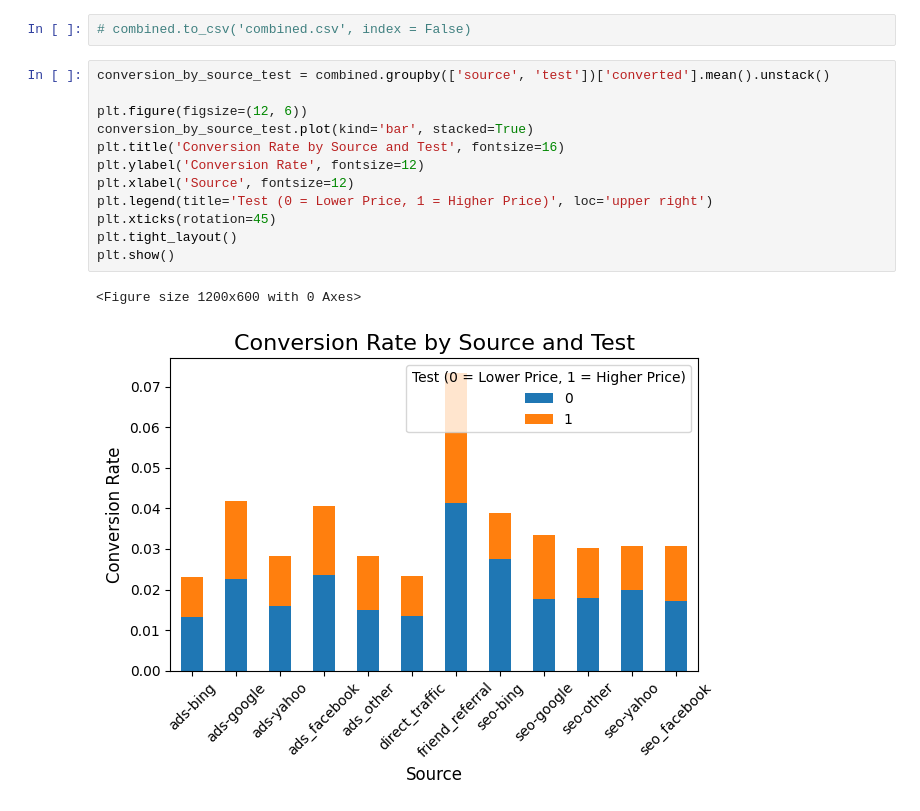
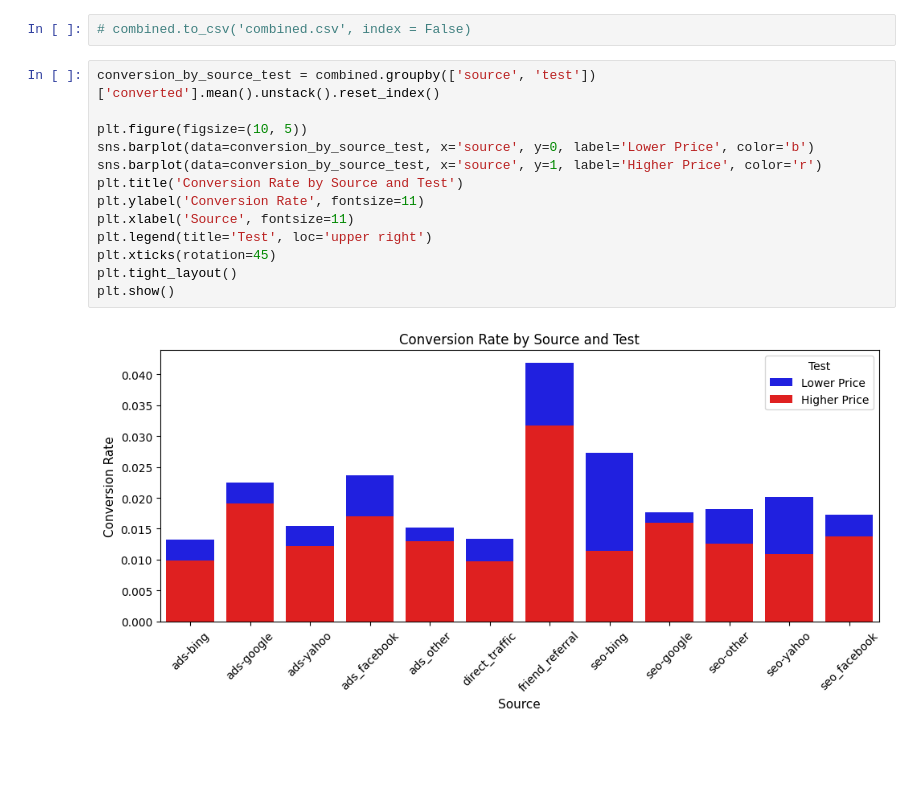
Before and after one commit to D123aniel/DATA110, a Jupyter notebook: project.ipynb, the cells around one changed output. Saved outputs shown, nothing was run; the diff lists cells and outputs as text; blank space fills up the shorter version.

Commit message:
added graphs

```diff
--- a/project.ipynb
+++ b/project.ipynb
@@ -46,20 +41,20 @@ plt.show()
 # %%
 # combined.to_csv('combined.csv', index = False)
 # %%
-conversion_by_source_test = combined.groupby(['source', 'test'])['converted'].mean().unstack()
+conversion_by_source_test = combined.groupby(['source', 'test'])['converted'].mean().unstack().reset_index()
 
-plt.figure(figsize=(12, 6))
-conversion_by_source_test.plot(kind='bar', stacked=True)
-plt.title('Conversion Rate by Source and Test', fontsize=16)
-plt.ylabel('Conversion Rate', fontsize=12)
-plt.xlabel('Source', fontsize=12)
-plt.legend(title='Test (0 = Lower Price, 1 = Higher Price)', loc='upper right')
+plt.figure(figsize=(10, 5))
+sns.barplot(data=conversion_by_source_test, x='source', y=0, label='Lower Price', color='b')
+sns.barplot(data=conversion_by_source_test, x='source', y=1, label='Higher Price', color='r')
+plt.title('Conversion Rate by Source and Test')
+plt.ylabel('Conversion Rate', fontsize=11)
+plt.xlabel('Source', fontsize=11)
+plt.legend(title='Test', loc='upper right')
 plt.xticks(rotation=45)
 plt.tight_layout()
 plt.show()
 # %% [output]
-<Figure size 1200x600 with 0 Axes>
-[figure, old version]
+[figure, new version]
 # %%
 # Get hour from the timestamp
 combined['hour'] = combined['timestamp'].dt.hour
```
Also changed, not shown: parts of 4 cells of this notebook.
